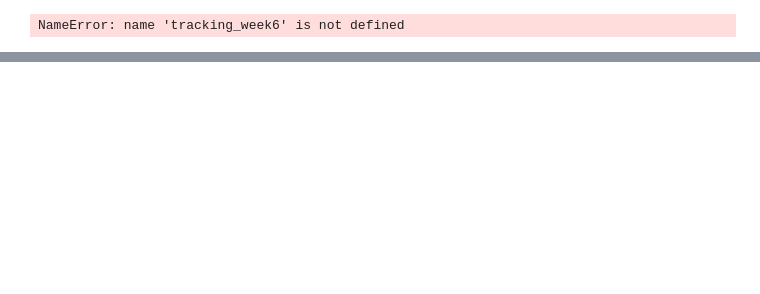
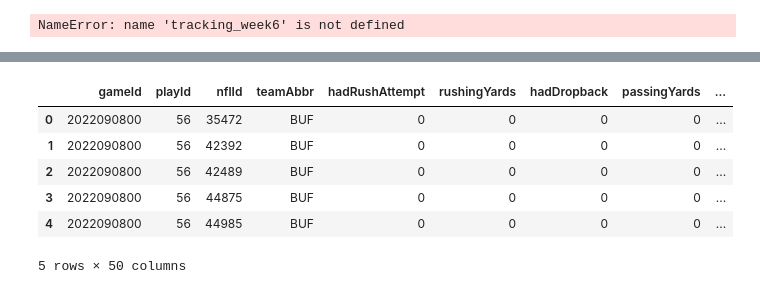
Before and after one commit to letriandrew/Anticipating-the-Defense, a Jupyter notebook: code/data_check.ipynb, the cells around one changed output, grey strips where cells are left out. Cells and saved outputs as stored; diff of their text form; code cells hidden in the pictures; blank space fills up the shorter version.

```diff
--- a/code/data_check.ipynb
+++ b/code/data_check.ipynb
@@ -405,3 +430,15 @@ summarize_dataframe(finalweek1)
 | visitorTeamWinProbilityAdded | float64 | 710470000 | 100.000000 | 0 | NaN | NaN | 0 | NaN | NaN | NaN |
 | expectedPointsAdded | float64 | 710470000 | 100.000000 | 0 | NaN | NaN | 0 | NaN | NaN | NaN |
 | qbSneak | float64 | 710470000 | 100.000000 | 0 | NaN | NaN | 0 | NaN | NaN | NaN |
+# %%
+#player_plays data
+player_plays = pd.read_csv('../data/player_play.csv')
+player_plays.head()
+# %% [output]
+|  | gameId | playId | nflId | teamAbbr | hadRushAttempt | rushingYards | hadDropback | passingYards | ... |
+| 0 | 2022090800 | 56 | 35472 | BUF | 0 | 0 | 0 | 0 | ... |
+| 1 | 2022090800 | 56 | 42392 | BUF | 0 | 0 | 0 | 0 | ... |
+| 2 | 2022090800 | 56 | 42489 | BUF | 0 | 0 | 0 | 0 | ... |
+| 3 | 2022090800 | 56 | 44875 | BUF | 0 | 0 | 0 | 0 | ... |
+| 4 | 2022090800 | 56 | 44985 | BUF | 0 | 0 | 0 | 0 | ... |
+5 rows × 50 columns
```
Also changed, not shown: parts of 3 cells of this notebook, 1 other file.
